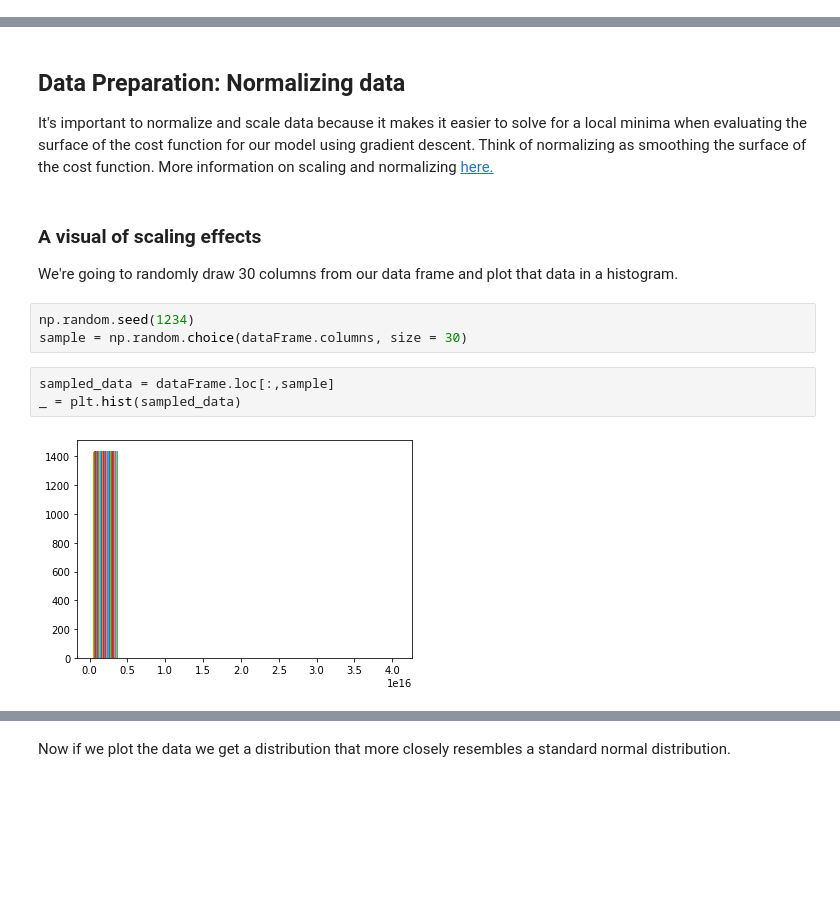
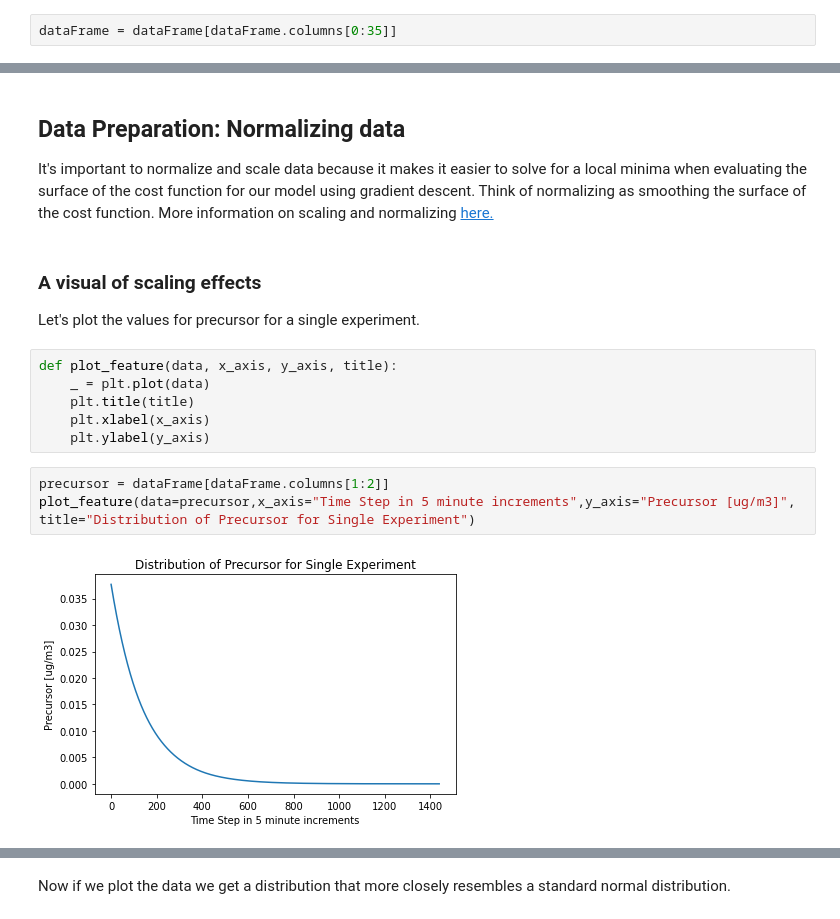
Before and after one commit to NCAR/ai4essportal, a Jupyter notebook: NB1_data_exploration.ipynb, the cells around one changed output, grey strips where cells are left out. Cells and saved outputs as stored; diff of their text form; blank space fills up the shorter version.

```diff
--- a/NB1_data_exploration.ipynb
+++ b/NB1_data_exploration.ipynb
@@ -66 +71,3 @@ We can so far see that there are 133 features in this matrix of data, there are
+# %%
+dataFrame = dataFrame[dataFrame.columns[0:35]]
 # %% [markdown]
@@ -78,12 +85,15 @@ It's important to normalize and scale data because it makes it easier to solve f
 # %% [markdown]
 ### A visual of scaling effects
 
-We're going to randomly draw 30 columns from our data frame and plot that data in a histogram.
+Let's plot the values for precursor for a single experiment.
-# %%
-np.random.seed(1234)
-sample = np.random.choice(dataFrame.columns, size = 30)
+# %%
+def plot_feature(data, x_axis, y_axis, title):
+    _ = plt.plot(data)
+    plt.title(title)
+    plt.xlabel(x_axis)
+    plt.ylabel(y_axis)
 # %%
-sampled_data = dataFrame.loc[:,sample]
-_ = plt.hist(sampled_data)
+precursor = dataFrame[dataFrame.columns[1:2]]
+plot_feature(data=precursor,x_axis="Time Step in 5 minute increments",y_axis="Precursor [ug/m3]", title="Distribution of Precursor for Single Experiment")
 # %% [output]
-[figure, old version]
+[figure, new version]
```
Also changed, not shown: parts of 47 cells of this notebook, 1 other file.
